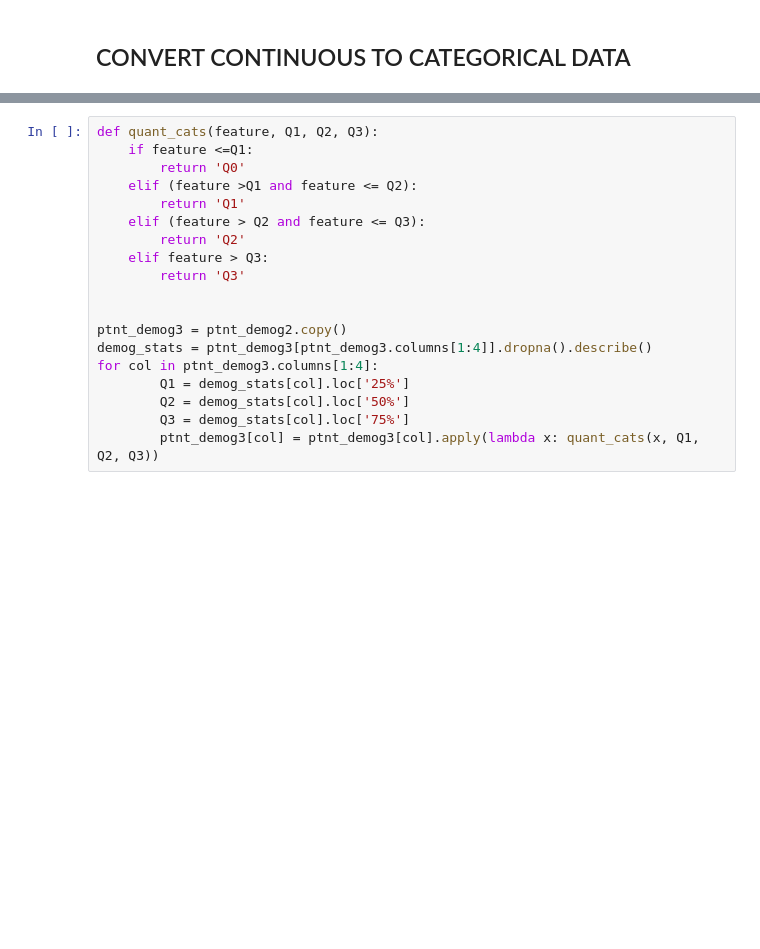
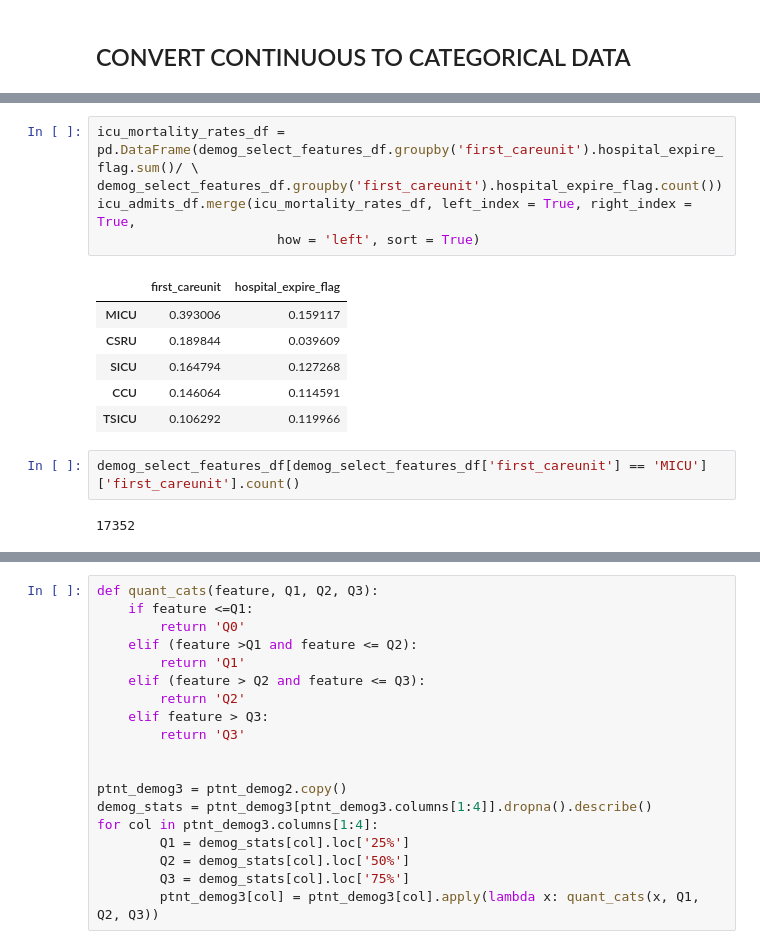
Before and after one commit to RJBeetel3/mimic3_analysis, a Jupyter notebook: PATIENT_DEMOGRAPHICS_FIRST24.ipynb, the cells around one changed output, grey strips where cells are left out. Saved outputs shown, nothing was run; the diff lists cells and outputs as text; blank space fills up the shorter version.

```diff
--- a/PATIENT_DEMOGRAPHICS_FIRST24.ipynb
+++ b/PATIENT_DEMOGRAPHICS_FIRST24.ipynb
@@ -282,0 +351,16 @@ ptnt_demog2 = ptnt_demog2[cols]
+# %%
+icu_mortality_rates_df = pd.DataFrame(demog_select_features_df.groupby('first_careunit').hospital_expire_flag.sum()/ \
+demog_select_features_df.groupby('first_careunit').hospital_expire_flag.count())
+icu_admits_df.merge(icu_mortality_rates_df, left_index = True, right_index = True,
+                       how = 'left', sort = True)
+# %% [output]
+|  | first_careunit | hospital_expire_flag |
+| MICU | 0.393006 | 0.159117 |
+| CSRU | 0.189844 | 0.039609 |
+| SICU | 0.164794 | 0.127268 |
+| CCU | 0.146064 | 0.114591 |
+| TSICU | 0.106292 | 0.119966 |
+# %%
+demog_select_features_df[demog_select_features_df['first_careunit'] == 'MICU']['first_careunit'].count()
+# %% [output]
+17352
```
Also changed, not shown: parts of 7 cells of this notebook, 2 other files.
